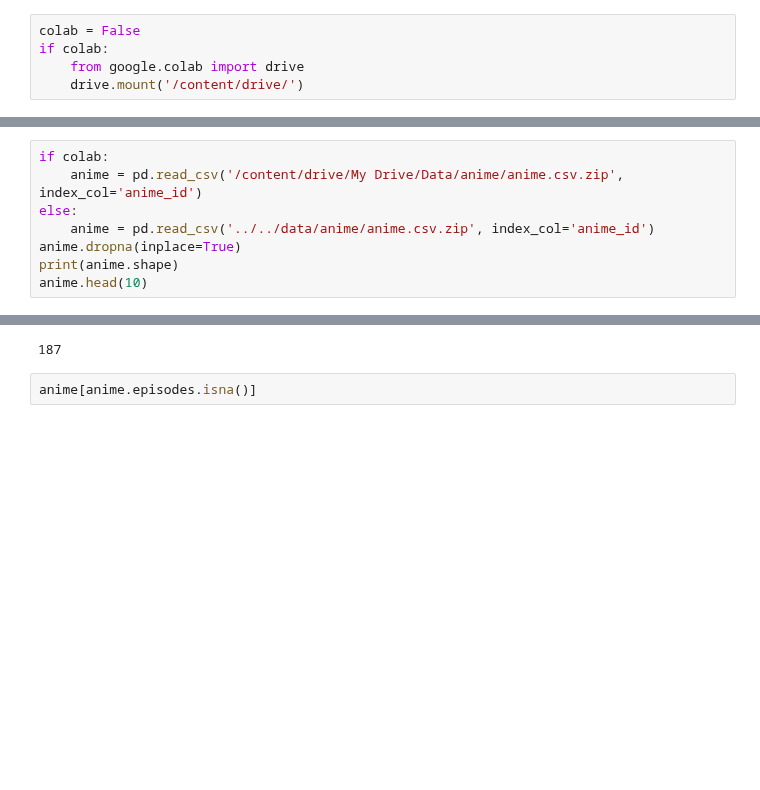
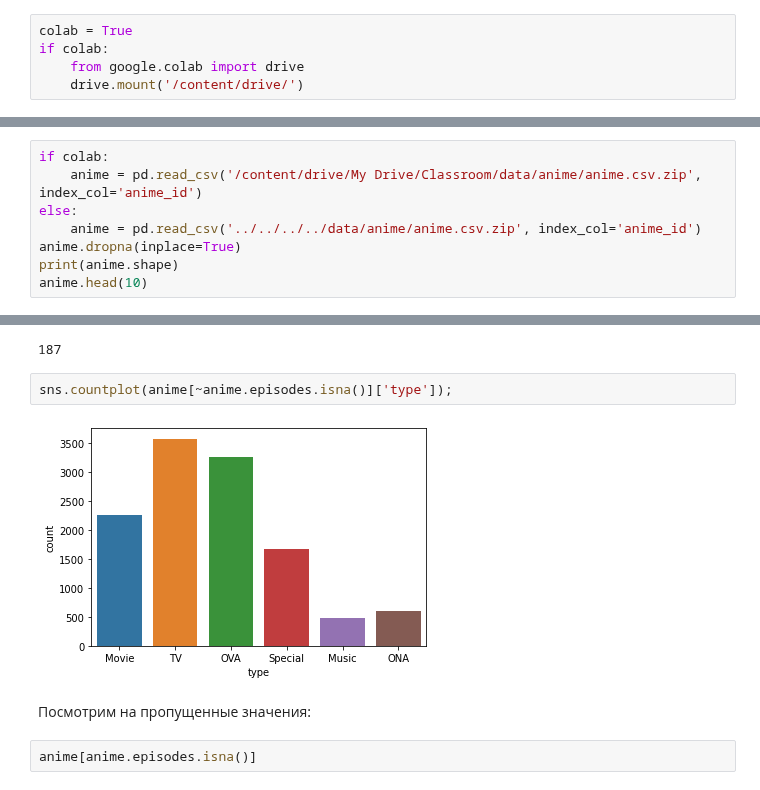
Before and after one commit to D7nis/Course-ML-Classic, a Jupyter notebook: Practice/3. Кластеризация. Рекомендательные системы/03-clustering_DDA.ipynb, the cells around one changed output, grey strips where cells are left out. Saved outputs shown, nothing was run; the diff lists cells and outputs as text; blank space fills up the shorter version.

```diff
--- a/Practice/3. Кластеризация. Рекомендательные системы/03-clustering_DDA.ipynb
+++ b/Practice/3. Кластеризация. Рекомендательные системы/03-clustering_DDA.ipynb
@@ -48,7 +48,7 @@ rating - rating out of 10 this user has assigned (-1 if the user watched it but
 # %%
 import pandas as pd
 # %%
-colab = False
+colab = True
 if colab:
     from google.colab import drive
     drive.mount('/content/drive/')
@@ -55,8 +57,8 @@ if colab:
 # %%
 if colab:
-    anime = pd.read_csv('/content/drive/My Drive/Data/anime/anime.csv.zip', index_col='anime_id')
+    anime = pd.read_csv('/content/drive/My Drive/Classroom/data/anime/anime.csv.zip', index_col='anime_id')
 else:
-    anime = pd.read_csv('../../data/anime/anime.csv.zip', index_col='anime_id')
+    anime = pd.read_csv('../../../../data/anime/anime.csv.zip', index_col='anime_id')
 anime.dropna(inplace=True)
 print(anime.shape)
 anime.head(10)
@@ -138,6 +140,12 @@ anime.episodes = pd.to_numeric(anime.episodes, errors='coerce')
 anime.episodes.isnull().sum()
 # %% [output]
 187
+# %%
+sns.countplot(anime[~anime.episodes.isna()]['type']);
+# %% [output]
+[figure, added]
+# %% [markdown]
+Посмотрим на пропущенные значения:
 # %%
 anime[anime.episodes.isna()]
 # %% [output]
```
Also changed, not shown: parts of 44 cells of this notebook.
